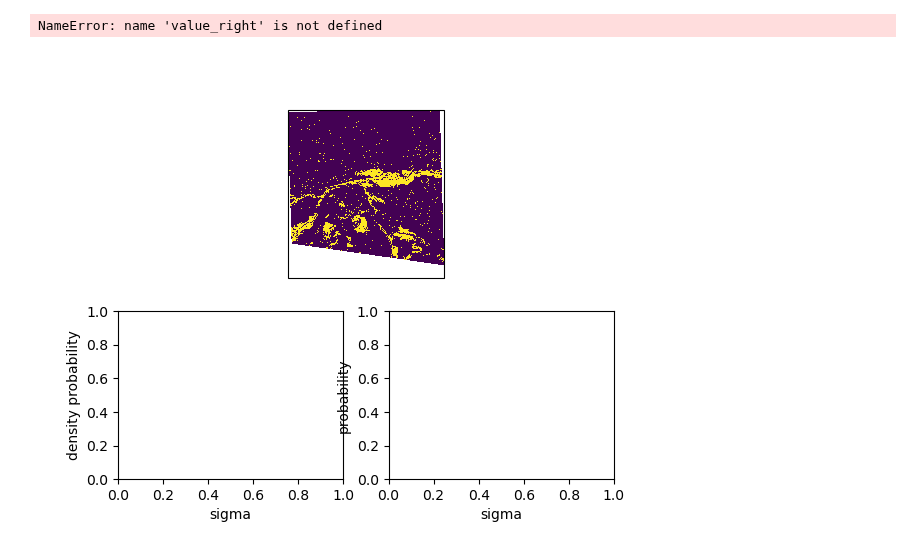
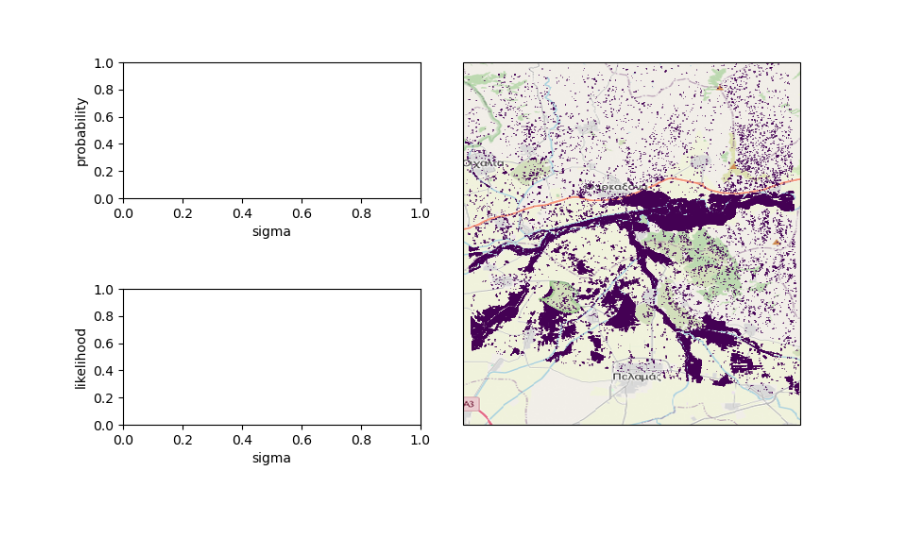
Before and after one commit to TUW-GEO/tuw_education_notebooks, a Jupyter notebook: 01_notebook_as_an_app.ipynb, the cells around one changed output. Cells and saved outputs as stored; diff of their text form; code cells hidden in the pictures; blank space fills up the shorter version.

Commit message:
better figure layout

```diff
--- a/01_notebook_as_an_app.ipynb
+++ b/01_notebook_as_an_app.ipynb
@@ -80,61 +82,67 @@ sig0_dc["decision"] = sig0_dc.decision.where(sig0_dc.SIG0.notnull())
 # %%
 # initialize a map on top
-m = Maps(ax=211)
+m = Maps(ax=122, layer="data")
 m.add_feature.preset.ocean()
 m.add_feature.preset.coastline()
 
 # initialize 2 matplotlib plot-axes below the map
-ax_left = m.f.add_subplot(223)
-ax_left.set_ylabel("density probability")
-ax_left.set_xlabel("sigma")
+ax_upper = m.f.add_subplot(221)
+ax_upper.set_ylabel("likelihood")
+ax_upper.set_xlabel("sigma")
 
-ax_right = m.f.add_subplot(224)
-ax_right.set_ylabel("probability")
-ax_right.set_xlabel("sigma")
+ax_lower = m.f.add_subplot(223)
+ax_lower.set_ylabel("probability")
+ax_lower.set_xlabel("sigma")
 
-ax_left.sharey(ax_right)
+# add map
+m2 = m.new_layer(layer="map")
+m2.add_wms.OpenStreetMap.add_layer.default()
 
 # -------- assign data to the map and plot it
 m.set_data(data=sig0_dc, x="x", y="y", parameter="decision", crs=sig0_dc.spatial_ref.crs_wkt)
-# m.set_shape.shade_points()
 m.plot_map()
+m.show_layer("map", ("data", 0.5))
-# %% [output]
-NameError: name 'value_right' is not defined
 # %%
 # -------- define a custom callback function to update the plots
 def update_plots(ID, **kwargs):
 
     # get the data
     value = sig0_dc.where(sig0_dc.id == ID, drop=True).SIG0.to_numpy()
     y1_pdf, y2_pdf = calc_priors(ID)
     f_post, nf_post = calc_posteriors(*calc_priors(ID))
 
     # plot the lines and vline
-    (water,) = ax_left.plot(RANGE, y1_pdf, 'k-', lw=2)
-    (land,) = ax_left.plot(RANGE, y2_pdf,'r-', lw=5, alpha=0.6)
-    value_left = ax_left.vlines(x=value, ymin=0, ymax=np.max((y1_pdf, y2_pdf)), lw=3)
+    (water,) = ax_upper.plot(RANGE, y1_pdf, 'k-', lw=2)
+    (land,) = ax_upper.plot(RANGE, y2_pdf,'r-', lw=5, alpha=0.6)
+    value_left = ax_upper.vlines(x=value, ymin=0, ymax=np.max((y1_pdf, y2_pdf)), lw=3)
 
-    (f,) = ax_right.plot(RANGE, f_post, 'k-', lw=2)
-    (nf,) = ax_right.plot(RANGE, nf_post,'r-', lw=5, alpha=0.6)
-    value_right = ax_right.vlines(x=value, ymin=-0.1, ymax=1.1, lw=3)
-
+    (f,) = ax_lower.plot(RANGE, f_post, 'k-', lw=2)
+    (nf,) = ax_lower.plot(RANGE, nf_post,'r-', lw=5, alpha=0.6)
+    value_right = ax_lower.vlines(x=value, ymin=-0.1, ymax=1.1, lw=3)
 
     # re-compute axis limits based on the new artists
-    ax_left.relim()
-    # ax_right.relim()
-    ax_left.autoscale()
-    # ax_right.autoscale()
+    ax_upper.relim()
+    # ax_lower.relim()
+    ax_upper.autoscale()
+    # ax_lower.autoscale()
 
     # add all artists as "temporary pick artists" so that they
     # are removed when the next datapoint is selected
     for a in [water, land, value_right, nf, f, value_left]:
         m.cb.pick.add_temporary_artist(a)
 
 m.cb.pick.attach(update_plots)
-m.cb.pick.attach.annotate()
 m.cb.pick.attach.mark(permanent=False, buffer=1, fc="none", ec="r")
 m.cb.pick.attach.mark(permanent=False, buffer=2, fc="none", ec="r", ls=":")
 
+m.apply_layout(
+    {
+        "figsize": [9, 4.8],
+        "0_map": [0.5, 0.1, 1, 0.8],
+        "1_": [0.1, 0.1, 0.35, 0.3],
+        "2_": [0.1, 0.6, 0.35, 0.3],
+    }
+)
 m.show()
 # %% [output]
-[figure, old version]
+[figure, new version]
```
Also changed, not shown: parts of 3 cells of this notebook.
